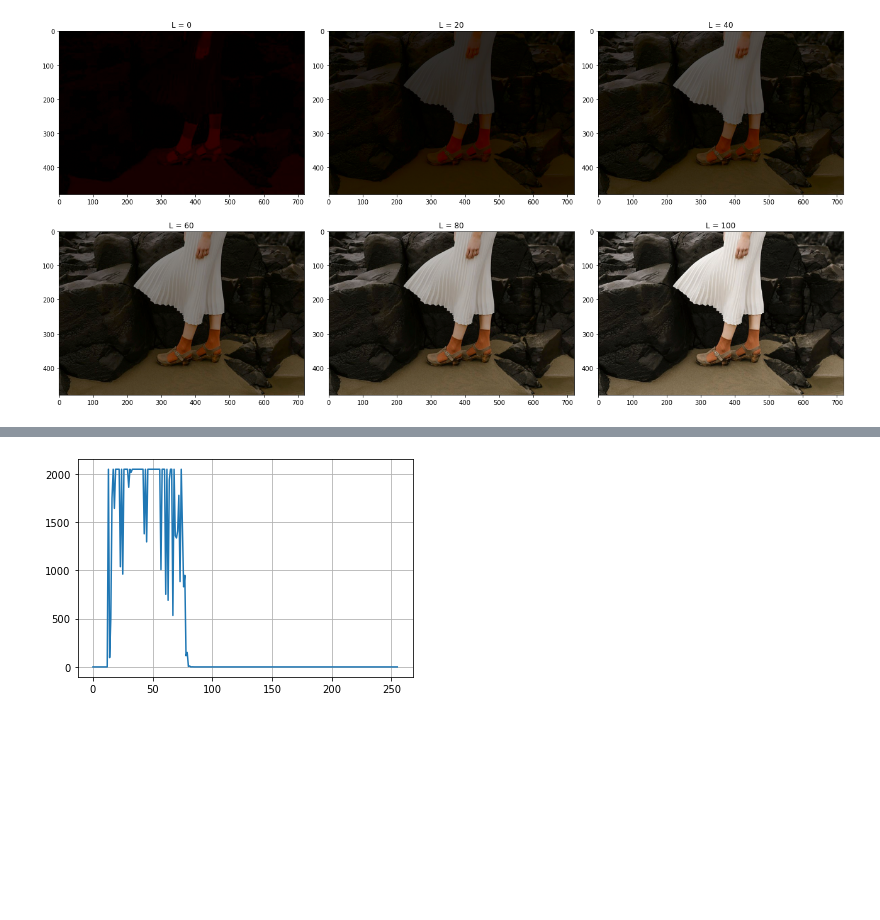
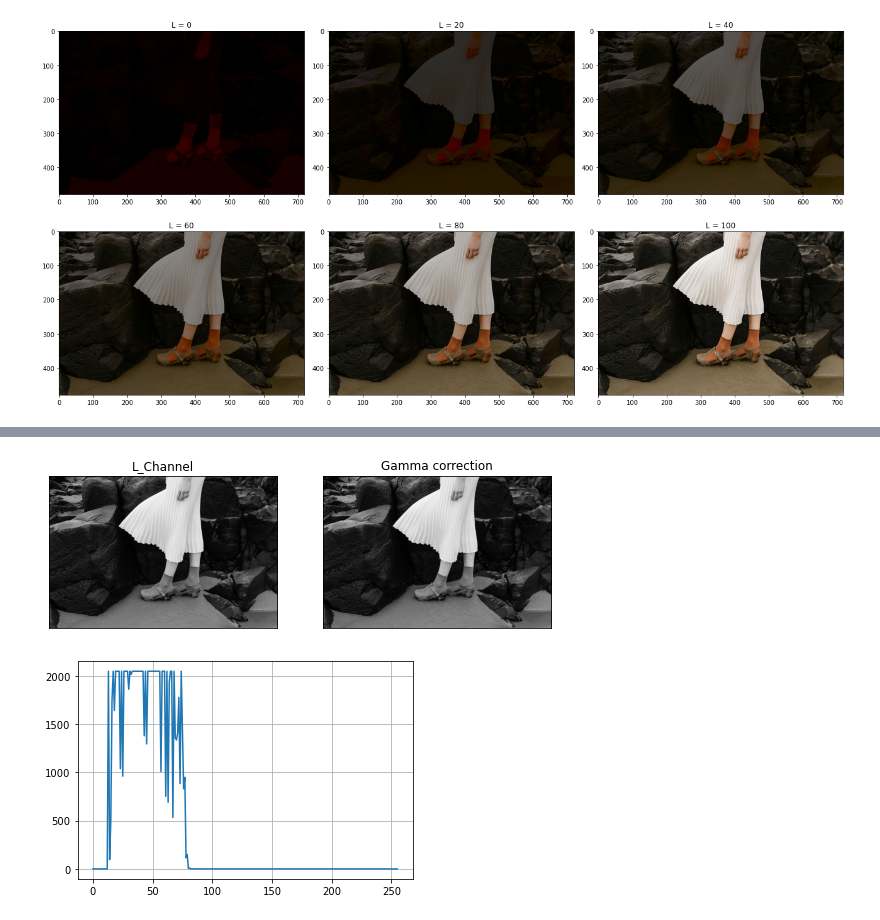
Before and after one commit to Gajaan08/FUNDAMENTALS-OF-IMAGE-PROCESSING, a Jupyter notebook: Assignment1/Assignment01_190185D.ipynb, the cells around one changed output, grey strips where cells are left out. Drawn from its saved outputs; the diff is of its cells as text; code cells hidden in the pictures; blank space fills up the shorter version.

```diff
--- a/Assignment1/Assignment01_190185D.ipynb
+++ b/Assignment1/Assignment01_190185D.ipynb
@@ -216,3 +228,25 @@ plt.show()
+# %%
+%matplotlib inline
+import cv2 as cv
+import numpy as np
+import matplotlib.pyplot as plt
+input = cv2.imread('highlights_and_shadows.jpg')
+lab = cv2.cvtColor(input,cv2.COLOR_BGR2LAB)
+L,A,B=cv2.split(lab)
+gamma = 0.7
+t = np.array([(p/255)**gamma*255 for p in range(0,256)]).astype(np.uint8)
+image_transformed = cv.LUT(L, t)
+
+fig, axes  = plt.subplots(1,2, sharex='all', sharey='all', figsize=(9,9))
+axes[0].imshow(L, cmap='gray')
+axes[0].set_title("L_Channel")
+axes[0].set_xticks([]), axes[0].set_yticks([])
+axes[1].imshow(L, cmap='gray')
+axes[1].set_title("Gamma correction")
+axes[1].set_xticks([]), axes[1].set_yticks([])
+plt.show()
+# %% [output]
+[figure, added]
 # %%
 import numpy as np
 import cv2
```
Also changed, not shown: parts of 2 cells of this notebook.
